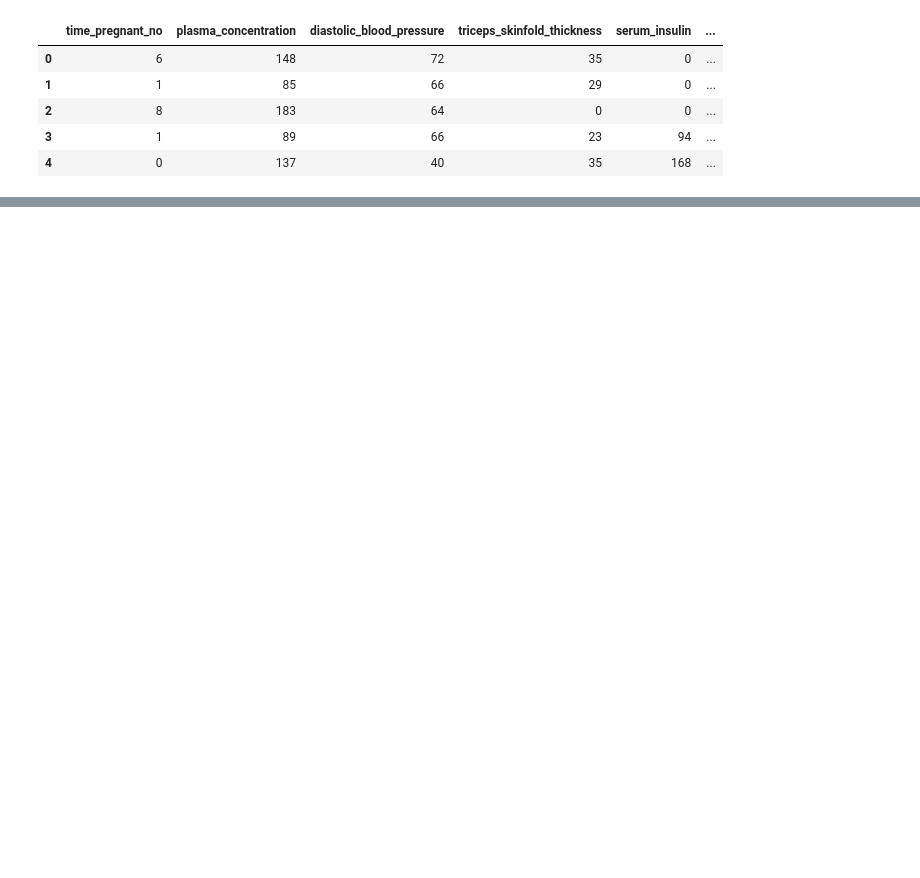
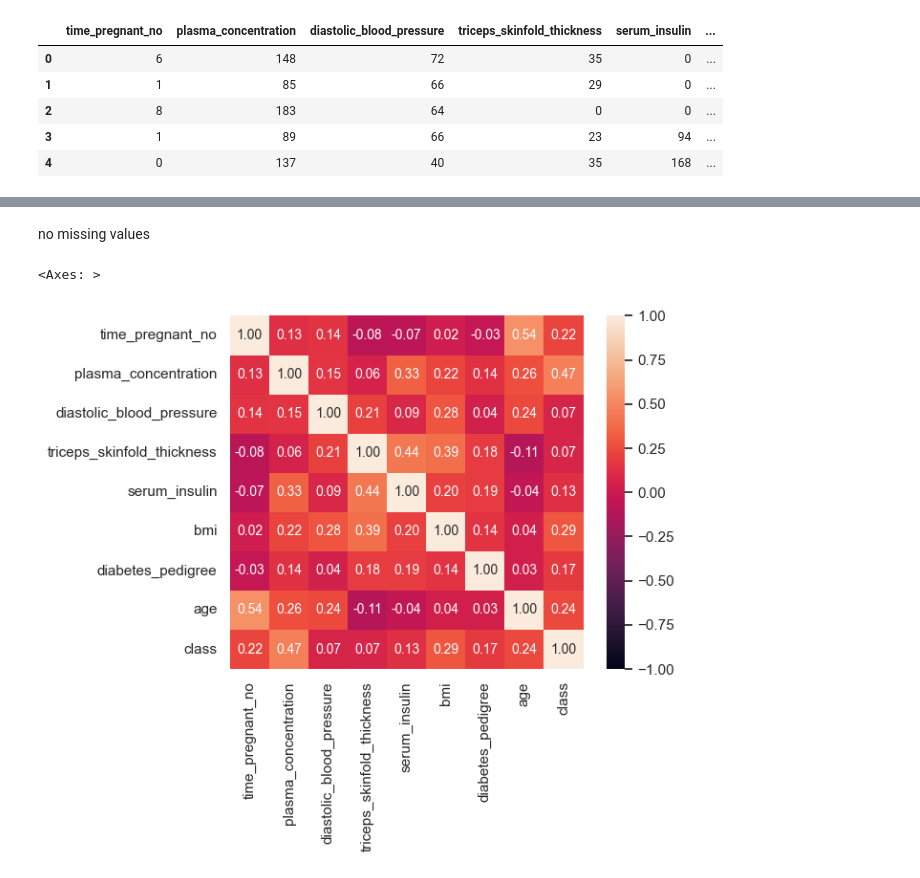
Before and after one commit to MSadegh-Eft/random-forest-ensembles-ml, a Jupyter notebook: main.ipynb, the cells around one changed output, grey strips where cells are left out. Cells and saved outputs as stored; diff of their text form; code cells hidden in the pictures; blank space fills up the shorter version.

```diff
--- a/main.ipynb
+++ b/main.ipynb
@@ -11,0 +38,7 @@ diabet = pd.read_csv('pima_indians_diabetes.csv')diabet.head()
+# %% [markdown]
+no missing values
+# %%
+sns.heatmap(diabet.corr(), annot=True, annot_kws={'size': 10}, fmt='.2f', square=True, vmax=1, vmin=-1)
+# %% [output]
+<Axes: >
+[figure, added]
```
Also changed, not shown: parts of 6 cells of this notebook.
